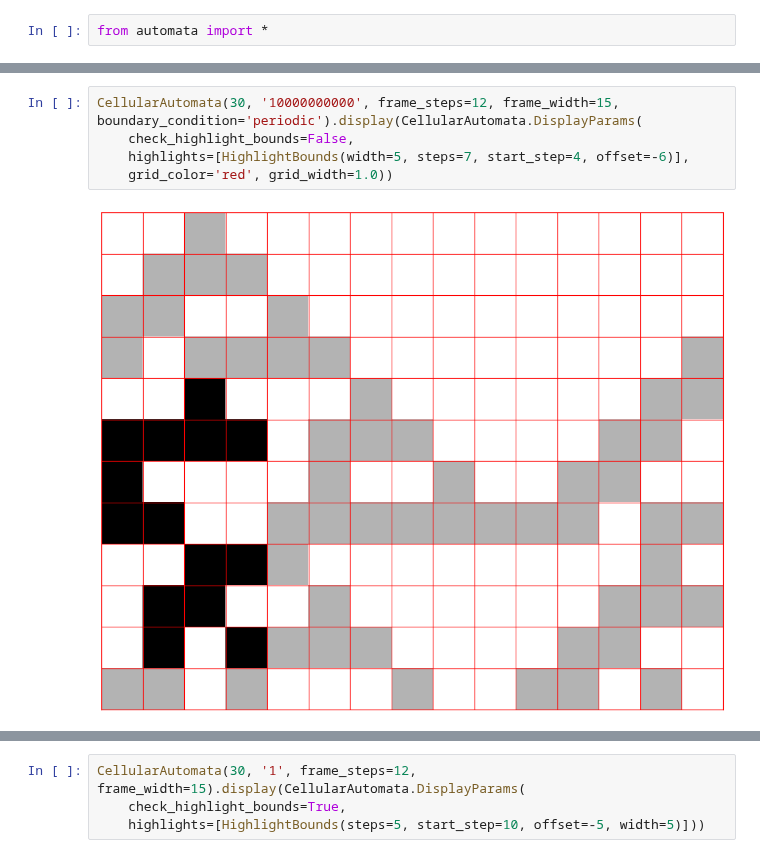
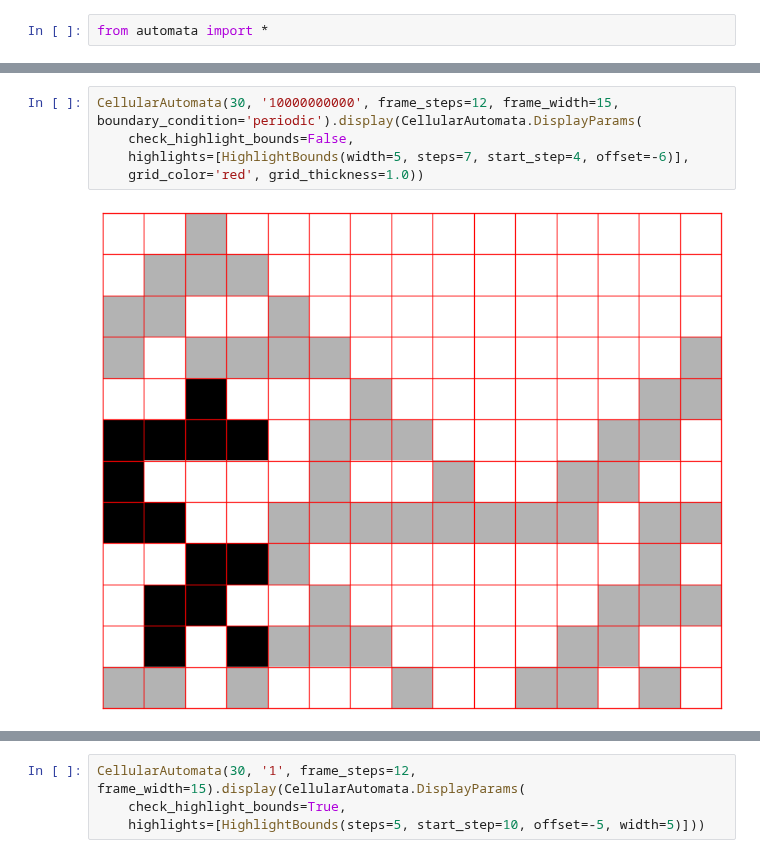
Before and after one commit to orome/automata-py, a Jupyter notebook: errors.ipynb, the cells around one changed output, grey strips where cells are left out. Saved outputs shown, nothing was run; the diff lists cells and outputs as text.

```diff
--- a/errors.ipynb
+++ b/errors.ipynb
@@ -11,10 +11,10 @@ CellularAutomataError: highlight exceeds left bound with -1 (< 0).
 # %%
 CellularAutomata(30, '10000000000', frame_steps=12, frame_width=15, boundary_condition='periodic').display(CellularAutomata.DisplayParams(
     check_highlight_bounds=False,
     highlights=[HighlightBounds(width=5, steps=7, start_step=4, offset=-6)],
-    grid_color='red', grid_width=1.0))
+    grid_color='red', grid_thickness=1.0))
 # %% [output]
-[figure, old version]
+[figure, new version]
 # %%
 CellularAutomata(30, '10000000000', frame_steps=12, frame_width=15, boundary_condition='periodic').display(CellularAutomata.DisplayParams(
     check_highlight_bounds=True,
```
Also changed, not shown: parts of 6 cells of this notebook, 1 other file.
